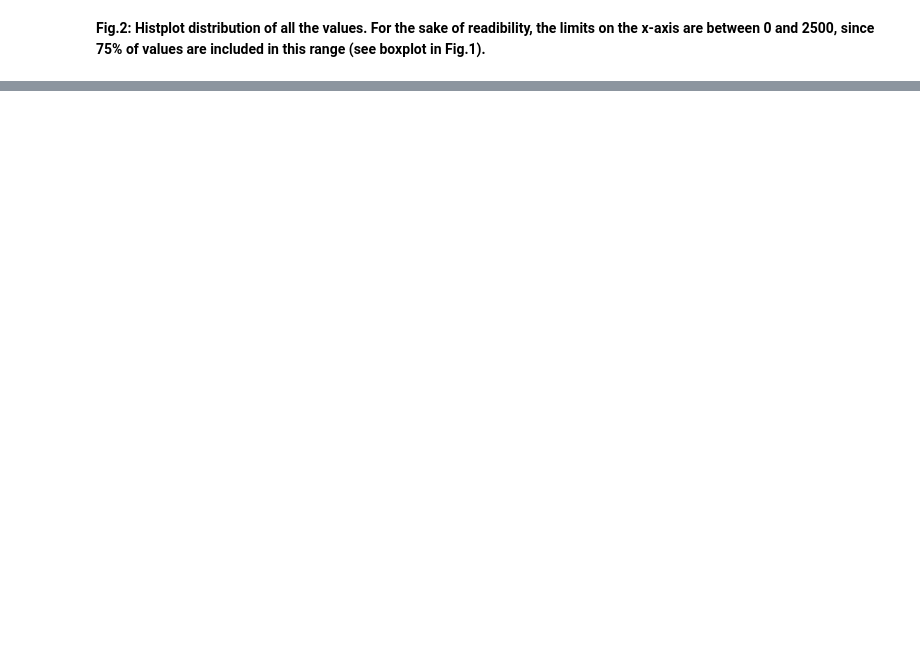
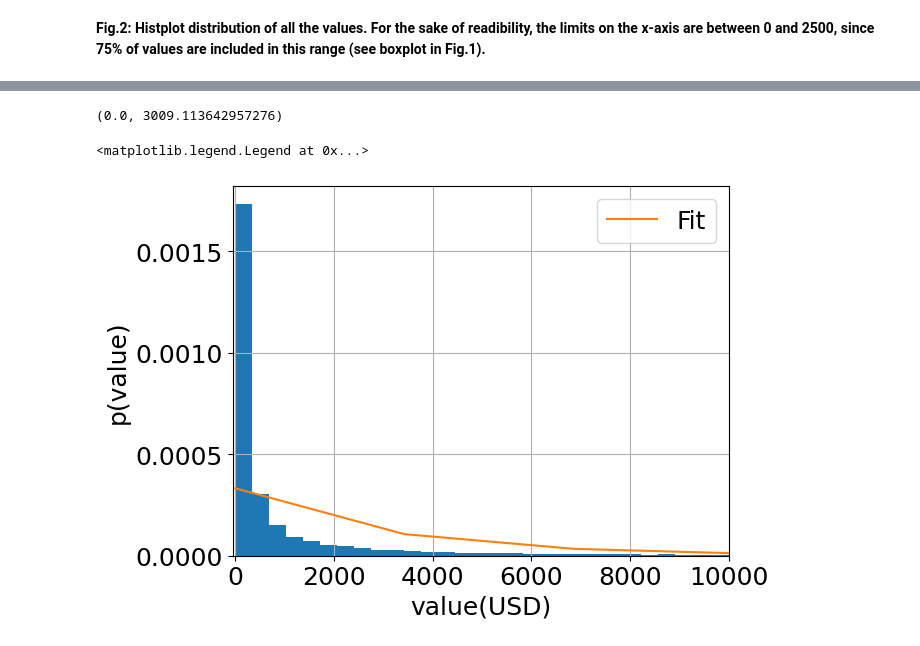
Before and after one commit to francescogrienti/ProbabilityAndStatistics, a Jupyter notebook: ProbStat/TemiEsame/24_01_2023/24_01_2023.ipynb, the cells around one changed output, grey strips where cells are left out. Drawn from its saved outputs; the diff is of its cells as text; code cells hidden in the pictures; blank space fills up the shorter version.

```diff
--- a/ProbStat/TemiEsame/24_01_2023/24_01_2023.ipynb
+++ b/ProbStat/TemiEsame/24_01_2023/24_01_2023.ipynb
@@ -136,0 +349,23 @@ ax.set_xticklabels(ax.get_xticklabels(), rotation=45)
+# %%
+params = scipy.stats.expon.fit(df_USD.Value)
+# %%
+params
+# %% [output]
+(0.0, 3009.113642957276)
+# %%
+plt.rcParams.update({'font.size': 18})
+xmin = np.min(df_USD.Value)
+xmax = np.max(df_USD.Value)
+x = np.linspace(xmin,xmax,101)
+# Istogramma di tutti i dati
+df_USD.Value.hist(bins=1000, density=True)
+# fit
+E = scipy.stats.expon(params[0], params[1])
+plt.plot(x, E.pdf(x), label="Fit")
+plt.xlabel('value(USD)')
+plt.ylabel('p(value)')
+plt.xlim([-50, 10000])
+plt.legend()
+# %% [output]
+<matplotlib.legend.Legend at 0x...>
+[figure, added]
```
Also changed, not shown: parts of 29 cells of this notebook, 1 other file.
